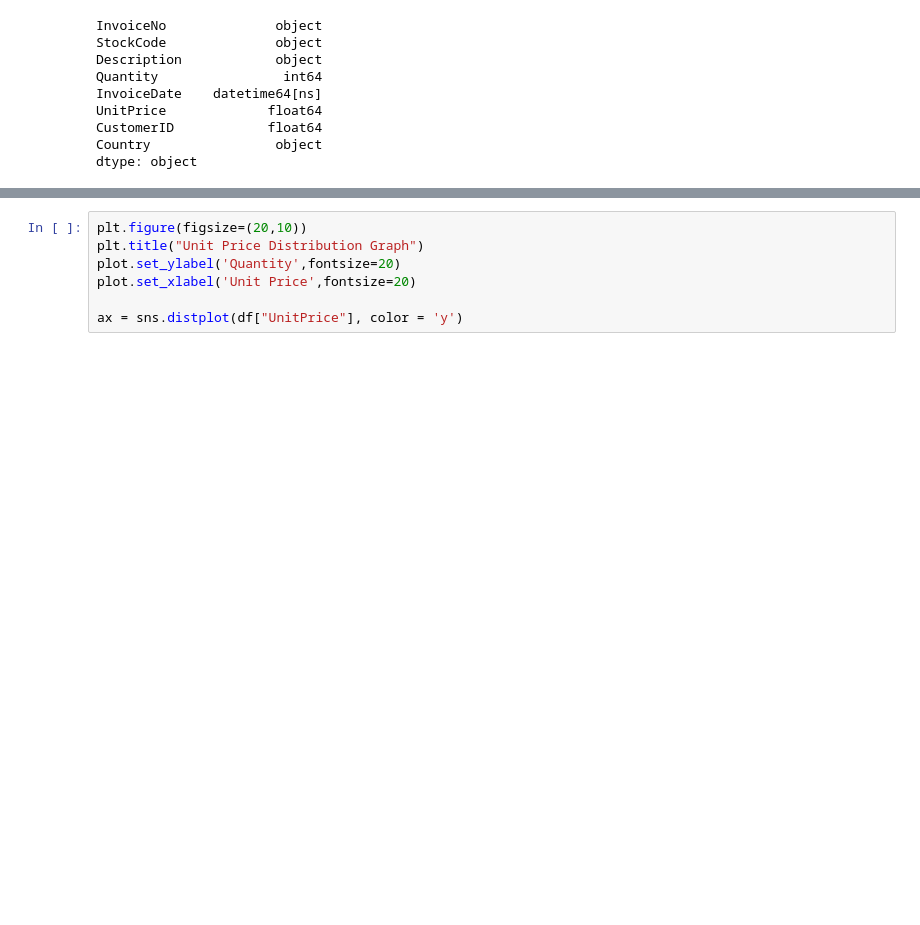
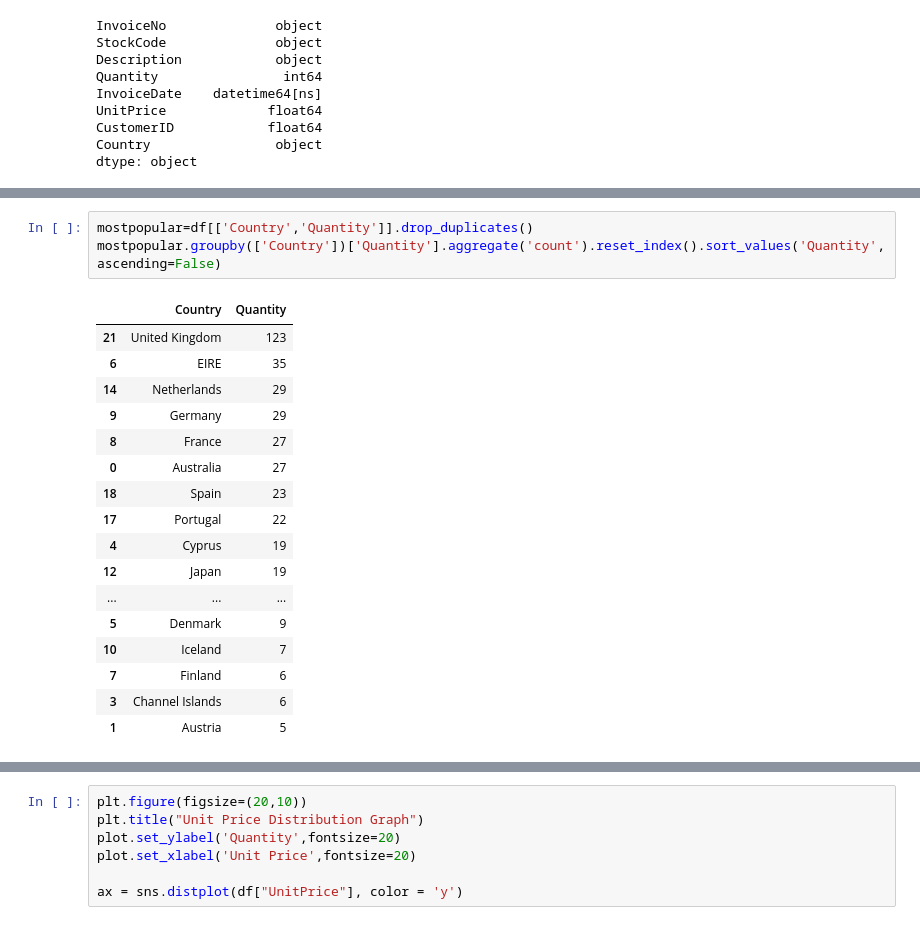
Before and after one commit to RitRa/Programming-Project-Dec-2018, a Jupyter notebook: Online Retail Data - Project 2018.ipynb, the cells around one changed output, grey strips where cells are left out. Saved outputs shown, nothing was run; the diff lists cells and outputs as text; blank space fills up the shorter version.

```diff
--- a/Online Retail Data - Project 2018.ipynb
+++ b/Online Retail Data - Project 2018.ipynb
@@ -206,0 +215,21 @@ array([' 4 PURPLE FLOCK DINNER CANDLES', ' OVAL WALL MIRROR DIAMANTE ',
+# %%
+mostpopular=df[['Country','Quantity']].drop_duplicates()
+mostpopular.groupby(['Country'])['Quantity'].aggregate('count').reset_index().sort_values('Quantity', ascending=False)
+# %% [output]
+|  | Country | Quantity |
+| 21 | United Kingdom | 123 |
+| 6 | EIRE | 35 |
+| 14 | Netherlands | 29 |
+| 9 | Germany | 29 |
+| 8 | France | 27 |
+| 0 | Australia | 27 |
+| 18 | Spain | 23 |
+| 17 | Portugal | 22 |
+| 4 | Cyprus | 19 |
+| 12 | Japan | 19 |
+| ... | ... | ... |
+| 5 | Denmark | 9 |
+| 10 | Iceland | 7 |
+| 7 | Finland | 6 |
+| 3 | Channel Islands | 6 |
+| 1 | Austria | 5 |
```
Also changed, not shown: parts of 18 cells of this notebook, 2 other files.
